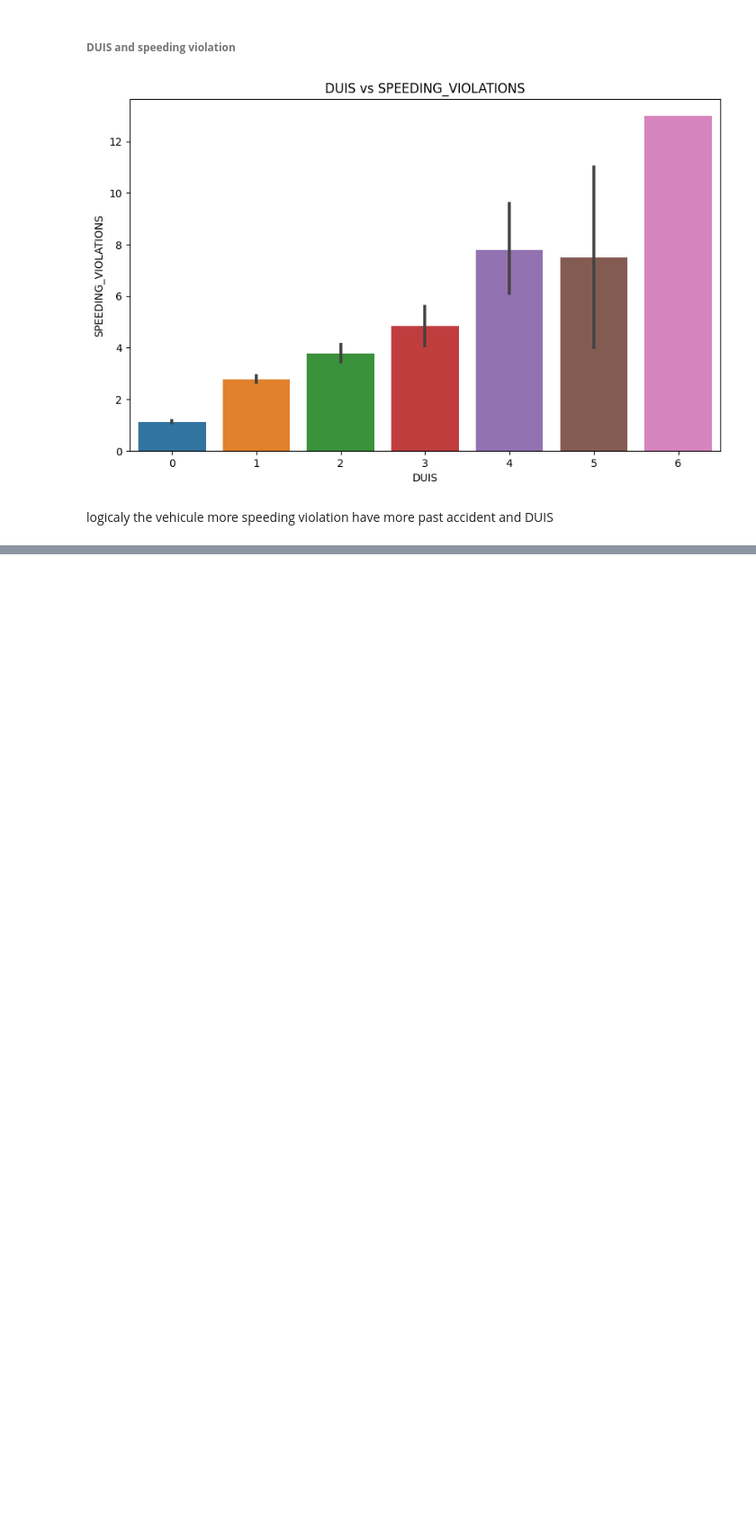
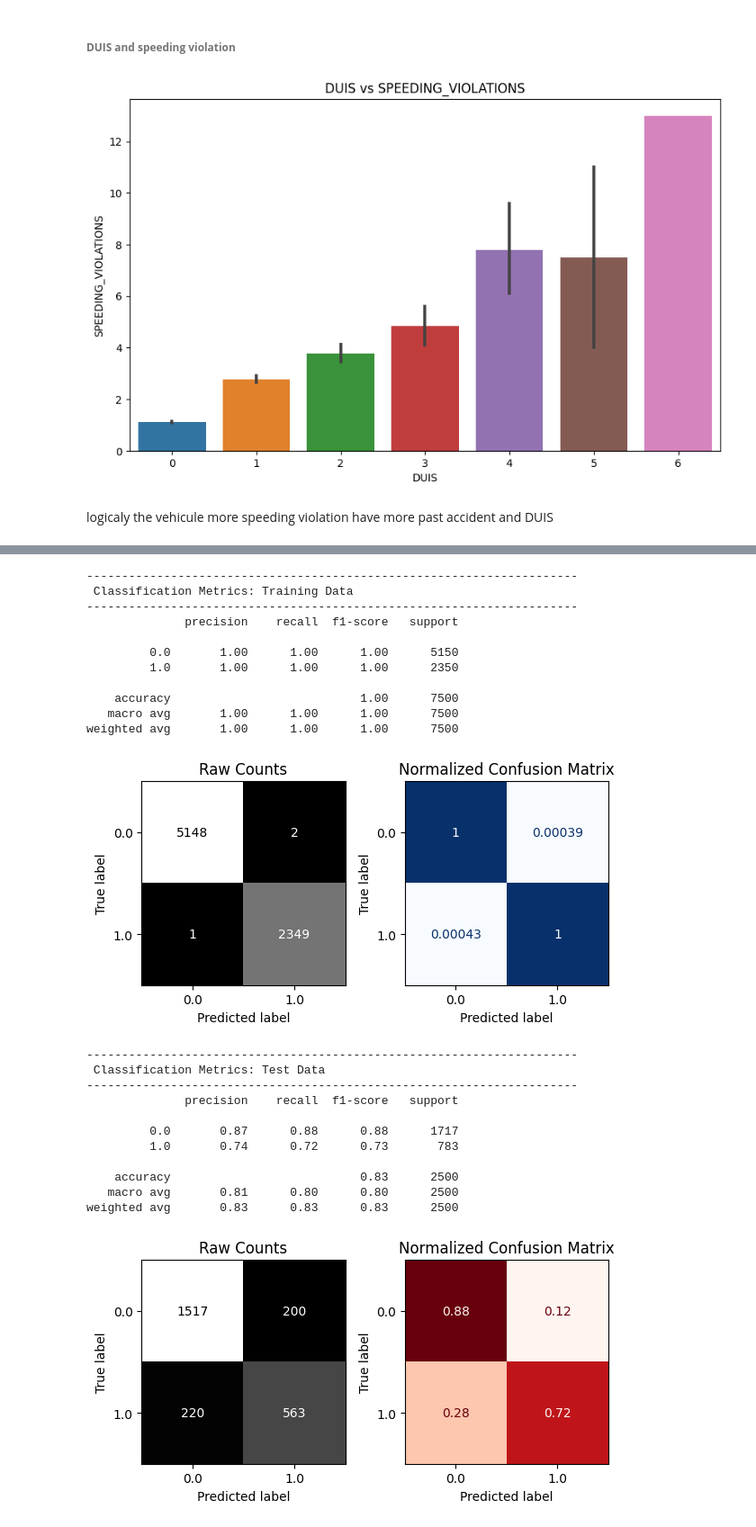
Before and after one commit to Lidivinekeng/-insurance-outcome-Project-02, a Jupyter notebook: project_02_insurance_Lidivine_Kengne_.ipynb, the cells around one changed output, grey strips where cells are left out. Shown at 90% size. Cells and saved outputs as stored; diff of their text form; code cells hidden in the pictures; blank space fills up the shorter version.

```diff
--- a/project_02_insurance_Lidivine_Kengne_.ipynb
+++ b/project_02_insurance_Lidivine_Kengne_.ipynb
@@ -2061,0 +2446,10 @@ logicaly the vehicule more speeding violation have more past accident and DUIS
+# %%
+# Create param grid
+params={'kneighborsclassifier__n_neighbors': [3,5,7,9]}
+# %%
+# Instaniate GridSearchCV
+gs = GridSearchCV(knn_pipe, params, verbose=True, n_jobs=-1)
+# %%
+# Fit gs on training data
+%%time
+gs.fit(X_train, y_train)
@@ -2061,0 +2526,7 @@ logicaly the vehicule more speeding violation have more past accident and DUIS
+# %%
+## Create an instance of the model
+ran_for = RandomForestClassifier(random_state=42)
+## Create a model pipeline
+ran_for_pipe = make_pipeline(preprocessor, ran_for)
+## Fit the model
+ran_for_pipe.fit(X_train, y_train)
@@ -2061,0 +2551,30 @@ logicaly the vehicule more speeding violation have more past accident and DUIS
+# %%
+## Use the function twice to evaluate our model on training AND test data
+
+%%time
+evaluate_classification(ran_for_pipe, X_train, y_train, X_test, y_test)
+# %% [output]
+----------------------------------------------------------------------
+ Classification Metrics: Training Data
+----------------------------------------------------------------------
+              precision    recall  f1-score   support
+
+         0.0       1.00      1.00      1.00      5150
+         1.0       1.00      1.00      1.00      2350
+
+    accuracy                           1.00      7500
+   macro avg       1.00      1.00      1.00      7500
+weighted avg       1.00      1.00      1.00      7500
+[figure, added]
+----------------------------------------------------------------------
+ Classification Metrics: Test Data
+----------------------------------------------------------------------
+              precision    recall  f1-score   support
+
+         0.0       0.87      0.88      0.88      1717
+         1.0       0.74      0.72      0.73       783
+
+    accuracy                           0.83      2500
+   macro avg       0.81      0.80      0.80      2500
+weighted avg       0.83      0.83      0.83      2500
+[figure, added]
```
Also changed, not shown: parts of 89 cells of this notebook.
